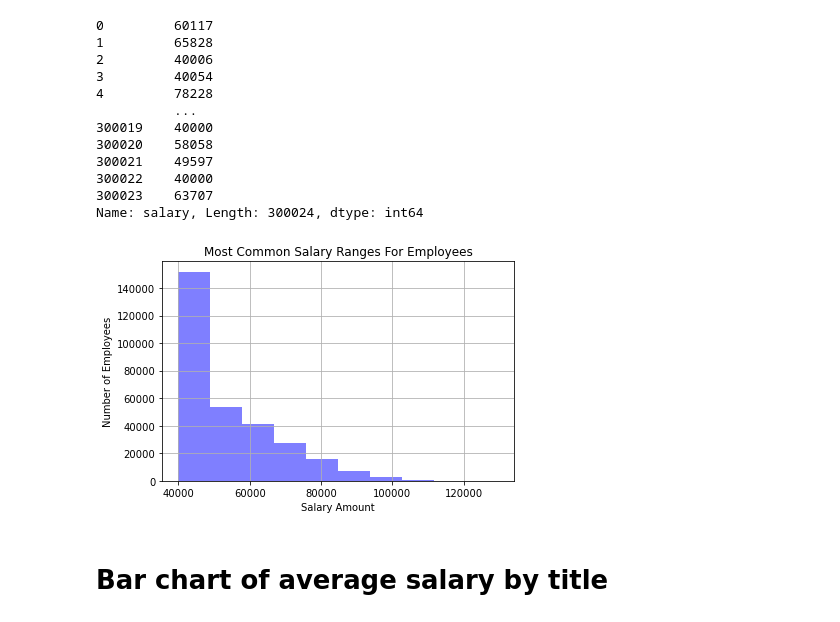
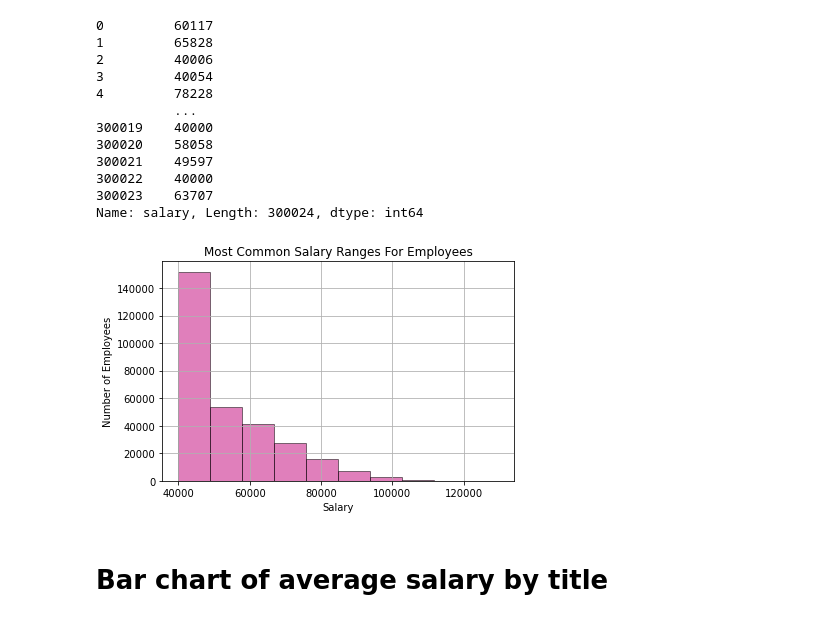
Before and after one commit to Salllym/Employee-Database-Analysis, a Jupyter notebook: EmployeeSQL/employee_db_(bonus).ipynb, the cells around one changed output. Drawn from its saved outputs; the diff is of its cells as text; code cells hidden in the pictures.

```diff
--- a/EmployeeSQL/employee_db_(bonus).ipynb
+++ b/EmployeeSQL/employee_db_(bonus).ipynb
@@ -51,16 +51,16 @@ Name: salary, Length: 300024, dtype: int64
 # %%
 #create a bin
 num_bins = 10
-n, bins, patches = plt.hist(x, num_bins, facecolor='blue', alpha=0.5)
+n, bins, patches = plt.hist(x, num_bins, facecolor='xkcd:magenta', alpha=0.5, edgecolor='black')
 
-plt.xlabel('Salary Amount')
+plt.xlabel('Salary')
 plt.ylabel('Number of Employees')
 plt.title('Most Common Salary Ranges For Employees')
 plt.grid()
 plt.tight_layout()
 plt.show()
 # %% [output]
-[figure, old version]
+[figure, new version]
 # %% [markdown]
 # Bar chart of average salary by title
 # %%
```
Also changed, not shown: parts of 1 cell of this notebook, 4 other files.
